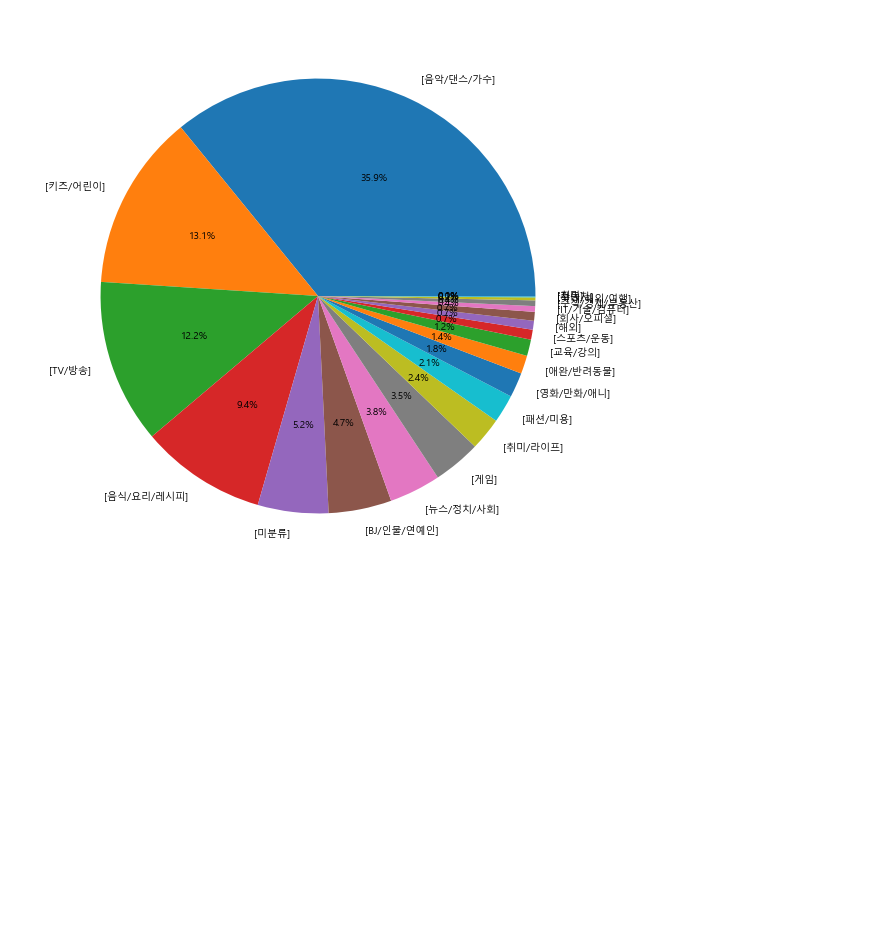
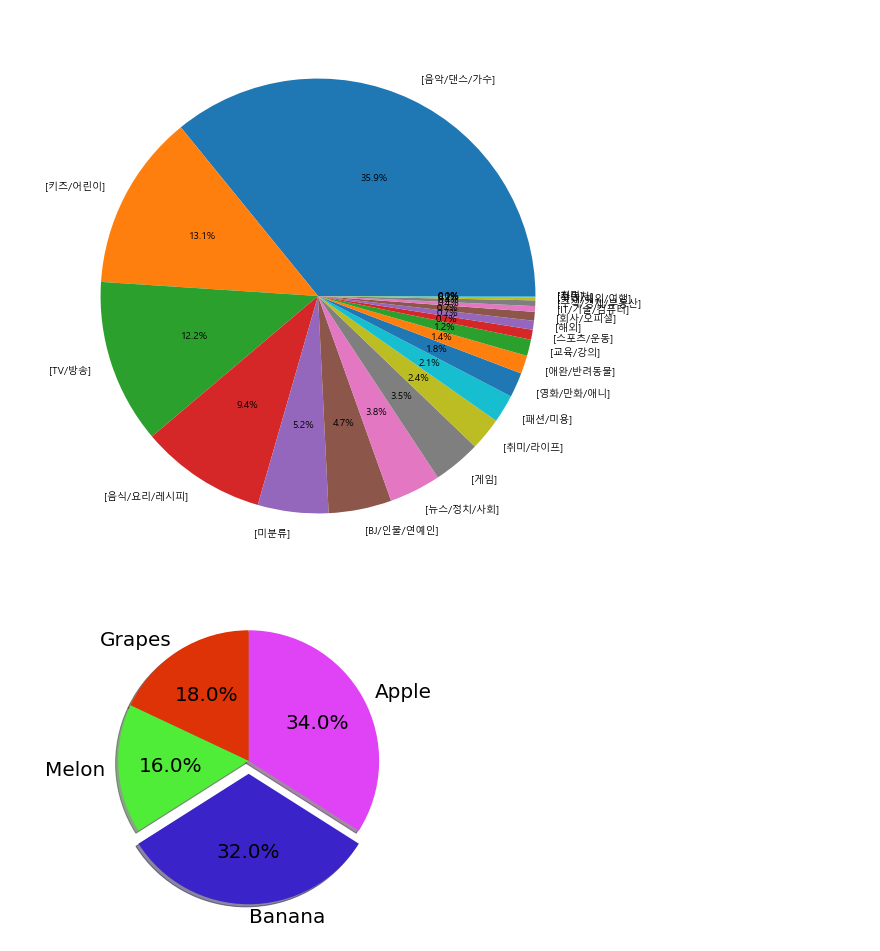
Before and after one commit to Hongbi-Kim/DataAnalysis, a Jupyter notebook: 데이터분석_실무파이썬_강아지/3-2. 유튜브 랭킹 데이터 수집과 시각화.ipynb, the cells around one changed output. Drawn from its saved outputs; the diff is of its cells as text; code cells hidden in the pictures; blank space fills up the shorter version.

```diff
--- a/데이터분석_실무파이썬_강아지/3-2. 유튜브 랭킹 데이터 수집과 시각화.ipynb
+++ b/데이터분석_실무파이썬_강아지/3-2. 유튜브 랭킹 데이터 수집과 시각화.ipynb
@@ -302,2 +303,18 @@ plt.show()
 # %% [output]
 [figure]
+# %%
+import matplotlib.pyplot as plt
+plt.rcParams['font.size'] = 20
+ratio = [34,32,16,18]
+labels = ['Apple','Banana', 'Melon', 'Grapes']
+explodes = [0, 0.1, 0, 0]
+colors = ['#e042f5', '#3a24c9', '#4fed37', '#de3207']
+
+plt.figure(figsize = (6,6))
+plt.pie(ratio, labels = labels,
+        autopct = '%.1f%%', counterclock = False,
+        startangle = 90, explode = explodes, shadow = True,
+        colors = colors)
+plt.show()
+# %% [output]
+[figure, added]
```
Also changed, not shown: parts of 2 cells of this notebook, 7 other files.
